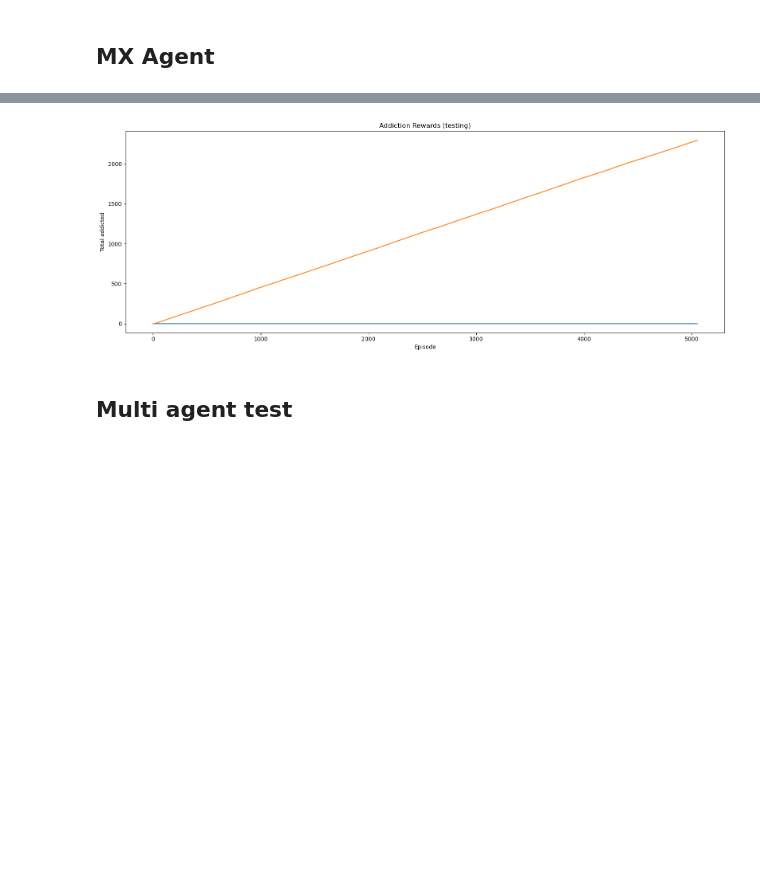
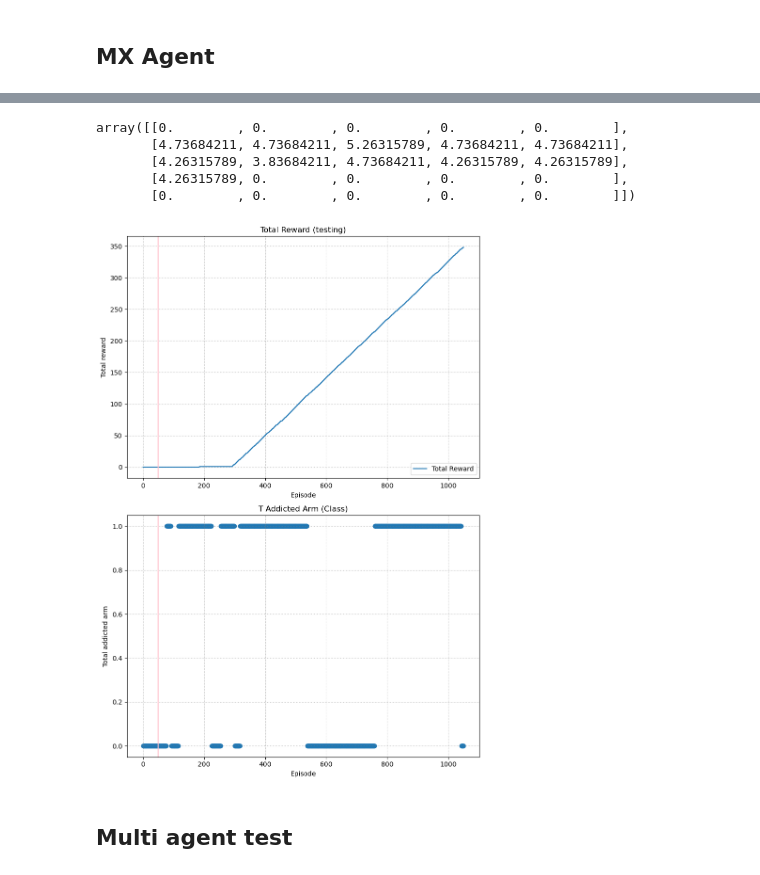
Before and after one commit to Gabriele-Maggi/ProgettoIA-2024, a Jupyter notebook: Notebooks/EnvTest.ipynb, the cells around one changed output, grey strips where cells are left out. Drawn from its saved outputs; the diff is of its cells as text; code cells hidden in the pictures; blank space fills up the shorter version.

```diff
--- a/Notebooks/EnvTest.ipynb
+++ b/Notebooks/EnvTest.ipynb
@@ -27,3 +30,33 @@ env = gym.make('AddictiveEnv_v3')
+# %%
+def data_plot():
+    binary_data = env.unwrapped.get_statistics()
+    time_values = np.arange(len(binary_data))
+
+
+    plt.figure(figsize=(16, 12))
+
+
+
+    # Plot for total_reward
+    plt.subplot(2, 2, 2)
+    plt.plot(total_reward, label='Total Reward')
+    plt.title('Total Reward (testing)')
+    plt.xlabel('Episode')
+    plt.ylabel('Total reward')
+    plt.legend()
+    plt.axvline(x=50, color='pink')  # Add red line at x=50
+    plt.grid(True, linestyle=':', color='gray', alpha=0.7)
+
+    plt.subplot(2, 2, 4)
+    plt.scatter(time_values, binary_data, marker='o', linestyle='-')
+    plt.title('T Addicted Arm (Class)')
+    plt.xlabel('Episode')
+    plt.ylabel('Total addicted arm')
+    plt.axvline(x=50, color='pink')  # Add red line at x=50
+    plt.grid(True, linestyle=':', color='gray', alpha=0.7)
+
+    plt.tight_layout()
+    plt.show()
 # %% [markdown]
 ## AGENTE MF
 # %%
@@ -541,20 +538,15 @@ pbar.close()
+# %%
+agentMX.MB_agent.q_values
+# %% [output]
+array([[0.        , 0.        , 0.        , 0.        , 0.        ],
+       [4.73684211, 4.73684211, 5.26315789, 4.73684211, 4.73684211],
+       [4.26315789, 3.83684211, 4.73684211, 4.26315789, 4.26315789],
+       [4.26315789, 0.        , 0.        , 0.        , 0.        ],
+       [0.        , 0.        , 0.        , 0.        , 0.        ]])
 # %%
-plt.figure(figsize=(16, 6))
-
-plt.plot(addiction_states)
-plt.title('Addiction Rewards (testing)')
-plt.xlabel('Episode')
-plt.ylabel('Total addicted')
-
-plt.plot(total_reward)
-plt.title('Addiction Rewards (testing)')
-plt.xlabel('Episode')
-plt.ylabel('Total addicted')
-
-plt.tight_layout()
-plt.show()
+data_plot()
 # %% [output]
-[figure, old version]
+[figure, new version]
 # %% [markdown]
 ## Multi agent test ##
 # %%
```
Also changed, not shown: parts of 16 cells of this notebook, 1 other file.
